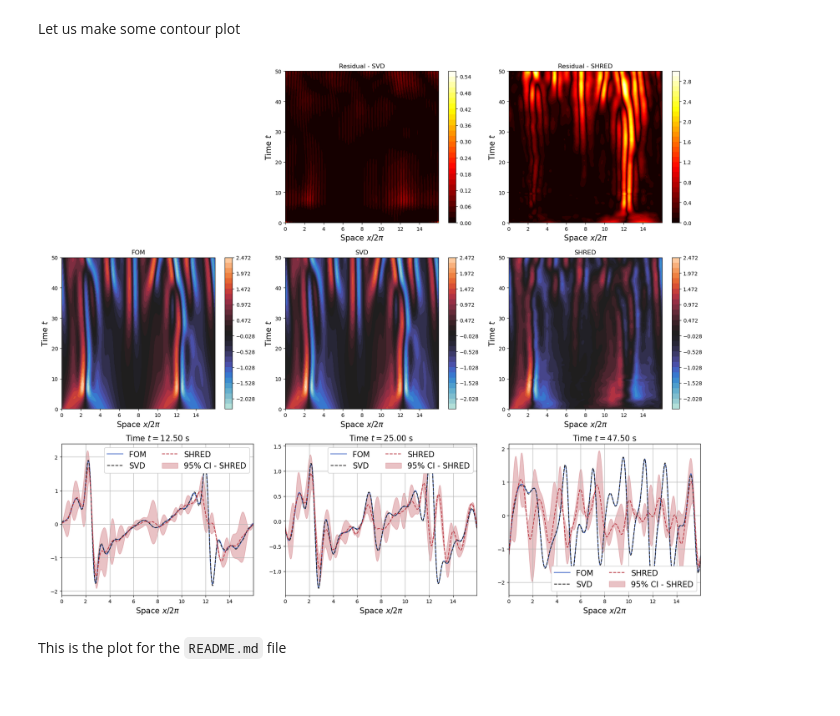
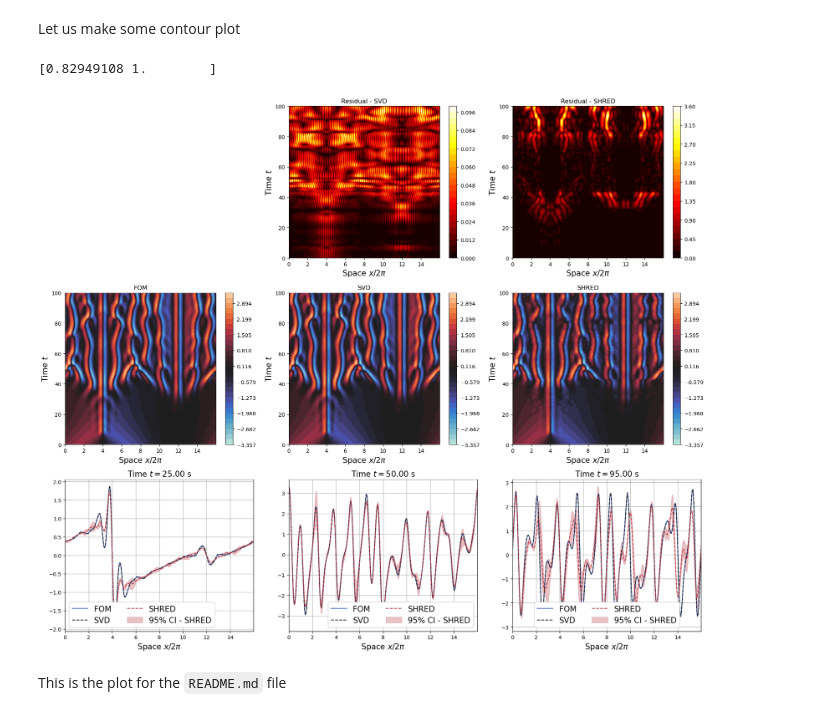
Before and after one commit to markus0800/SHRED-ROM, a Jupyter notebook: KuramotoSivashinsky/ks_padding_shred.ipynb, the cells around one changed output. Cells and saved outputs as stored; diff of their text form; code cells hidden in the pictures.

```diff
--- a/KuramotoSivashinsky/ks_padding_shred.ipynb
+++ b/KuramotoSivashinsky/ks_padding_shred.ipynb
@@ -273,7 +286,7 @@ from tqdm import tqdm
 num_sensors = 3
 sensor_locations = np.arange(0, num_sensors, 1, dtype=int) # [0,1,2]
 
-n_configurations = 4
+n_configurations = 3
 idx_sensor_locations = np.zeros((num_sensors, n_configurations), dtype=int)
 sensors = list()
 
@@ -291,7 +304,7 @@ for kk in tqdm(range(n_configurations), 'Creating sensors'):
 # %% [markdown]
 Let us add uncorrelated Gaussian noise to the measures
 # %%
-noise_value = 0.1
+noise_value = 0.075
 Xsensor = list()
 
 for kk in range(n_configurations):
@@ -307,11 +320,11 @@ nrows = 2
 fig, axs = plt.subplots(nrows = nrows, ncols=ncols, sharex=True, figsize= (4 * ncols, 3 * nrows))
 axs = axs.flatten()
 
-param_to_plot = 10
+param_to_plot = 0
 
 colors = cm.plasma(np.linspace(0,1,num_sensors))
 colors_gt = cm.viridis_r(np.linspace(0,1,num_sensors))
-for kk in range(nrows * ncols):
+for kk in range(n_configurations):
     for jj in range(num_sensors):
         axs[kk].plot(snaps['t'], snap_measurements[kk]['train'][param_to_plot, :, jj], color=colors[jj], label='True')
         axs[kk].plot(snaps['t'], Xsensor[kk]['train'][param_to_plot, :, jj],  '--', color=colors_gt[jj])
@@ -401,23 +414,17 @@ sys.path.append('../')
 from utils.processdata import Padding, TimeSeriesDataset
 import torch
 
-lags = 10
+lags = 20
 
 train_data_in = [Padding(torch.from_numpy(rescaled_Xsensor[kk]['train']), lags) for kk in range(n_configurations)]
 valid_data_in = [Padding(torch.from_numpy(rescaled_Xsensor[kk]['valid']), lags) for kk in range(n_configurations)]
 test_data_in  = [Padding(torch.from_numpy(rescaled_Xsensor[kk]['test']), lags)  for kk in range(n_configurations)]
 
 # Output composed by POD coefficients and Parameters
-train_data_out = Padding(torch.cat((torch.from_numpy(rescaled_v_POD['train']),
-                                        torch.from_numpy(rescaled_parameters['train'])),
-                                        axis=2), 1).squeeze(1)
-valid_data_out = Padding(torch.cat((torch.from_numpy(rescaled_v_POD['valid']),
-                                        torch.from_numpy(rescaled_parameters['valid'])),
-                                        axis=2), 1).squeeze(1)
-test_data_out = Padding(torch.cat((torch.from_numpy(rescaled_v_POD['test']),
-                                        torch.from_numpy(rescaled_parameters['test'])),
-                                        axis=2), 1).squeeze(1)
-output_size = sum(Nmodes) + N_params
+train_data_out = Padding(torch.from_numpy(rescaled_v_POD['train']), 1).squeeze(1)
+valid_data_out = Padding(torch.from_numpy(rescaled_v_POD['valid']), 1).squeeze(1)
+test_data_out  = Padding(torch.from_numpy(rescaled_v_POD['test']), 1).squeeze(1)
+output_size = sum(Nmodes)
 
 train_dataset = [TimeSeriesDataset(train_data_in[kk], train_data_out) for kk in range(n_configurations)]
 valid_dataset = [TimeSeriesDataset(valid_data_in[kk], valid_data_out) for kk in range(n_configurations)]
@@ -529,37 +542,39 @@ axs.grid(axis='y', which='minor', linestyle='--')
 # %% [markdown]
 Let us make some contour plot
 # %%
-param_to_plot = 15
+param_to_plot = 5
+print(dataset['params']['test'][param_to_plot, 0])
 
 fom = dataset[field]['test'][param_to_plot].T
 
 idx_to_rec = np.arange(sum(Nmodes[:field_i]),  sum(Nmodes[:field_i+1]),  1, dtype=int)
 
 # Reconstruct the FOM with SVD
 idx_to_rec = np.arange(sum(Nmodes[:field_i]),  sum(Nmodes[:field_i+1]),  1, dtype=int)
 _tmp_mean_v = vpod_scaler.inverse_transform(reshaped_test_out[:, :, :sum(Nmodes)].reshape(-1, sum(Nmodes))).reshape(reshaped_POD_test_out['mean'].shape)
 
 recon_svd = rescaling_snaps[field_i].inverse_transform((u_total[field] @ np.diag(s_total[field]) @ _tmp_mean_v[param_to_plot, :, idx_to_rec]))
 
 # Reconstruct the FOM with SHRED
 idx_to_rec = np.arange(sum(Nmodes[:field_i]),  sum(Nmodes[:field_i+1]),  1, dtype=int)
 _tmp_mean_v = vpod_scaler.inverse_transform(reshaped_POD_test_out['mean'].reshape(-1, sum(Nmodes))).reshape(reshaped_POD_test_out['mean'].shape)
 _tmp_std_v  = vpod_scaler.inverse_transform(reshaped_POD_test_out['std'].reshape( -1, sum(Nmodes))).reshape(reshaped_POD_test_out['std'].shape) - vpod_scaler.data_min_
 
 recon_shred     = rescaling_snaps[field_i].inverse_transform((u_total[field] @ np.diag(s_total[field]) @ _tmp_mean_v[param_to_plot, :, idx_to_rec]))
 recon_std_shred = rescaling_snaps[field_i].inverse_std_transform((u_total[field] @ np.diag(s_total[field]) @ _tmp_std_v[ param_to_plot, :, idx_to_rec]))
 
 recons = {'SVD': recon_svd,
           'SHRED': recon_shred}
 
 std_recons = {'SVD': None,
             'SHRED': recon_std_shred}
 
 plot_FOM_vs_Recon(domain, snaps['t'], dataset[field]['test'][param_to_plot].T, recons,
                     std_recons = std_recons,
                     time_idx = [0.25, 0.5, 0.95])
 # %% [output]
+[0.82949108 1.        ]
-[figure, old version]
+[figure, new version]
 # %% [markdown]
 This is the plot for the `README.md` file
 # %%
```
Also changed, not shown: parts of 16 cells of this notebook, 1 other file.
